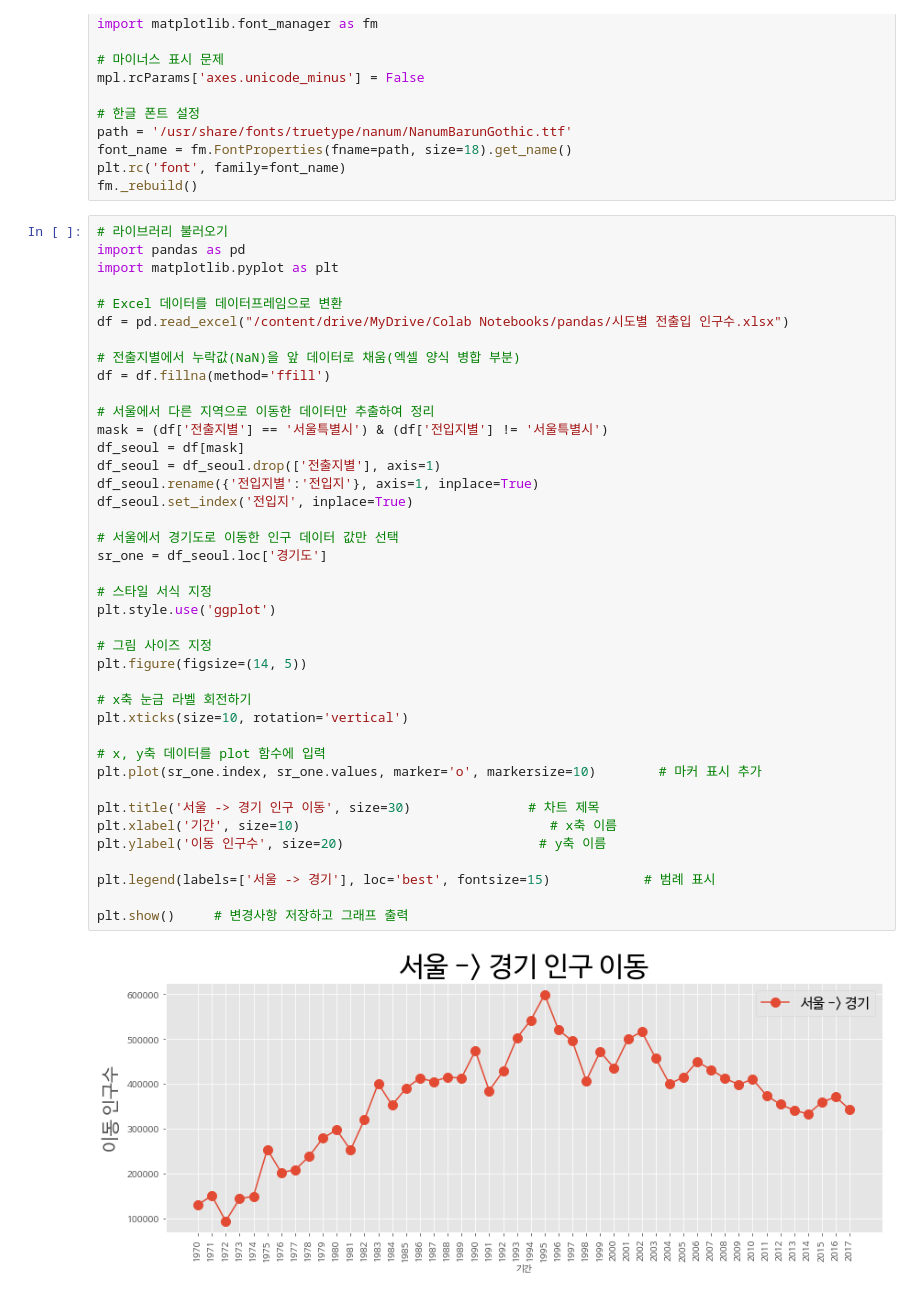
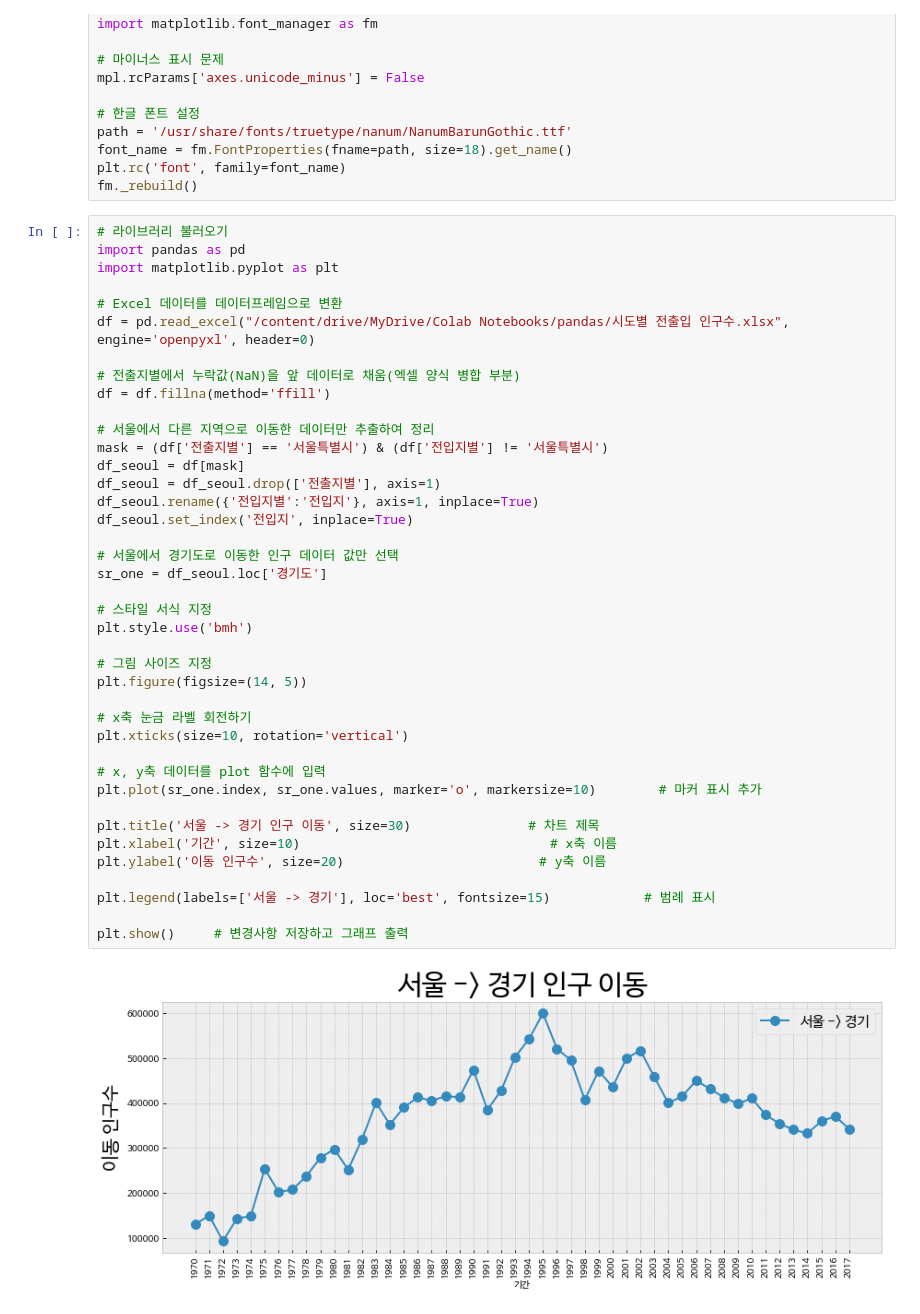
Before and after one commit to lala991204/pandas, a Jupyter notebook: 4_5_matplotlib_line4.ipynb, the cells around one changed output. Saved outputs shown, nothing was run; the diff lists cells and outputs as text.

Commit message:
Colaboratory를 통해 생성됨

```diff
--- a/4_5_matplotlib_line4.ipynb
+++ b/4_5_matplotlib_line4.ipynb
@@ -32,39 +32,39 @@ import pandas as pd
 import matplotlib.pyplot as plt
 
 # Excel 데이터를 데이터프레임으로 변환
-df = pd.read_excel("/content/drive/MyDrive/Colab Notebooks/pandas/시도별 전출입 인구수.xlsx")
+df = pd.read_excel("/content/drive/MyDrive/Colab Notebooks/pandas/시도별 전출입 인구수.xlsx", engine='openpyxl', header=0)
 
 # 전출지별에서 누락값(NaN)을 앞 데이터로 채움(엑셀 양식 병합 부분)
 df = df.fillna(method='ffill')
 
 # 서울에서 다른 지역으로 이동한 데이터만 추출하여 정리
 mask = (df['전출지별'] == '서울특별시') & (df['전입지별'] != '서울특별시')
 df_seoul = df[mask]
 df_seoul = df_seoul.drop(['전출지별'], axis=1)
 df_seoul.rename({'전입지별':'전입지'}, axis=1, inplace=True)
 df_seoul.set_index('전입지', inplace=True)
 
 # 서울에서 경기도로 이동한 인구 데이터 값만 선택
 sr_one = df_seoul.loc['경기도']
 
 # 스타일 서식 지정
-plt.style.use('ggplot')
+plt.style.use('bmh')
 
 # 그림 사이즈 지정
 plt.figure(figsize=(14, 5))
 
 # x축 눈금 라벨 회전하기
 plt.xticks(size=10, rotation='vertical')
 
 # x, y축 데이터를 plot 함수에 입력
 plt.plot(sr_one.index, sr_one.values, marker='o', markersize=10)        # 마커 표시 추가
 
 plt.title('서울 -> 경기 인구 이동', size=30)               # 차트 제목
 plt.xlabel('기간', size=10)                                # x축 이름
 plt.ylabel('이동 인구수', size=20)                         # y축 이름
 
 plt.legend(labels=['서울 -> 경기'], loc='best', fontsize=15)            # 범례 표시
 
 plt.show()     # 변경사항 저장하고 그래프 출력
 # %% [output]
-[figure, old version]
+[figure, new version]
```
